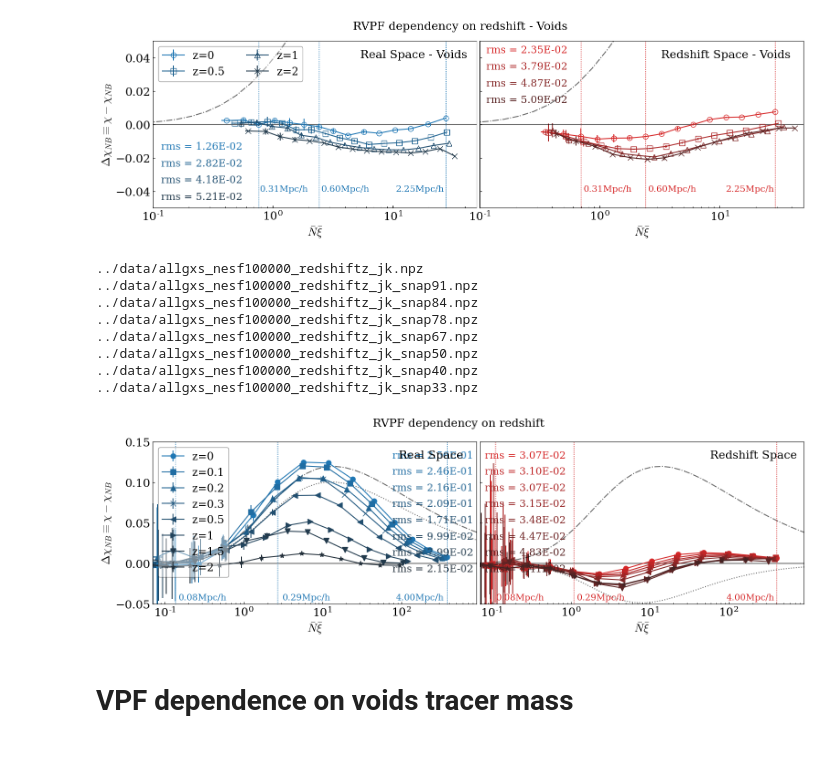
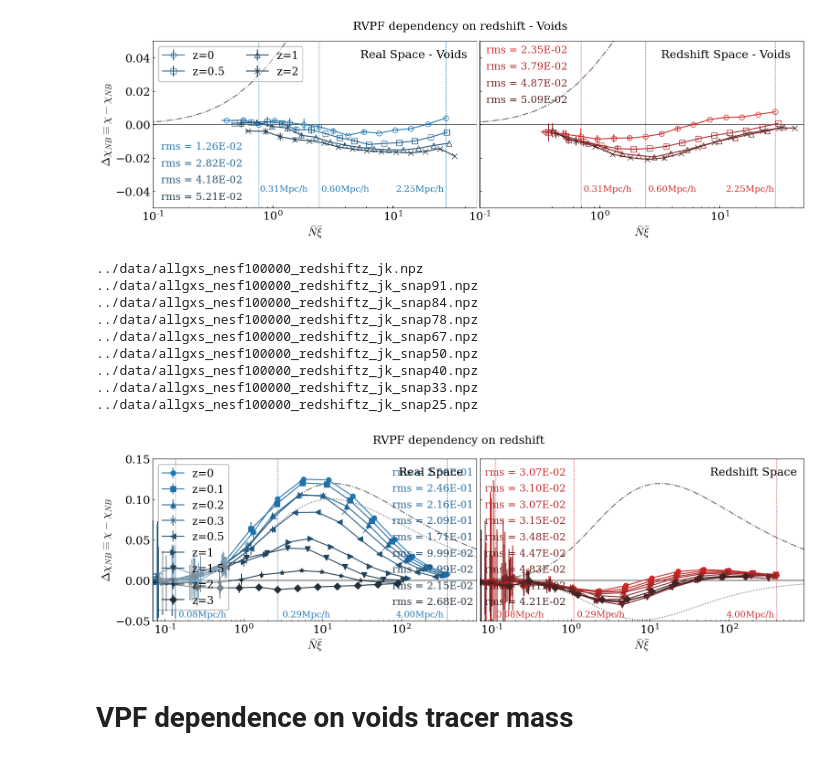
Before and after one commit to FedeDavilaKurban/VPF, a Jupyter notebook: plotsPaperFinal_horizontal.ipynb, the cells around one changed output. Saved outputs shown, nothing was run; the diff lists cells and outputs as text; code cells hidden in the pictures.

```diff
--- a/plotsPaperFinal_horizontal.ipynb
+++ b/plotsPaperFinal_horizontal.ipynb
@@ -876,14 +876,20 @@ dict_snap_to_z=dict(zip(n_snap,redshift))
 REAL SPACE
 """
 
-snaps=[99,91,84,78,67,50,40,33] #Snaps I want to plot
+snaps=[99,91,84,78,67,50,40,33,25] #Snaps I want to plot
 files = ['../data/allgxs_nesf100000_jk.npz']
 for snap in snaps:
     if snap==99: continue
     files.append(f'../data/allgxs_nesf100000_jk_snap{snap}.npz')
-markers = ['o','s','^','x','<','>','v','*'][:len(files)]
+    # elif snap!=25:
+    #     files.append(f'../data/allgxs_nesf100000_jk_snap{snap}.npz')
+    # elif snap==25:
+    #     files.append(f'../data/allgxs_nesf100000_jk_snap25_minMass1e8.npz')
+
+
+markers = ['o','s','^','x','<','>','v','*','D','P','1','2','3'][:len(files)]
 labels = [dict_snap_to_z[snap] for snap in snaps]
-ypos_rmss = [.9,.8,.7,.6,.5,.4,.3,.2,.1][:len(files)]
+ypos_rmss = [.9,.8,.7,.6,.5,.4,.3,.2,.1,0][:len(files)]
 colors = sns.dark_palette(sns.color_palette("tab10")[0], len(files)+1, reverse=True)[:len(files)]
 
 for file,marker,color,label,ypos_rms in zip(files,markers,colors,labels,ypos_rmss):
@@ -939,9 +945,13 @@ files = ['../data/allgxs_nesf100000_redshiftz_jk.npz']
 for snap in snaps:
     if snap==99: continue
     files.append(f'../data/allgxs_nesf100000_redshiftz_jk_snap{snap}.npz')
-markers = ['o','s','^','x','<','>','v','*'][:len(files)]
+    # elif snap!=25:
+    #     files.append(f'../data/allgxs_nesf100000_redshiftz_jk_snap{snap}.npz')
+    # elif snap==25:
+    #     files.append(f'../data/allgxs_nesf100000_redshiftz_jk_snap25_minMass1e8.npz')
+markers = ['o','s','^','x','<','>','v','*','D','P','1','2','3'][:len(files)]
 labels = [dict_snap_to_z[snap] for snap in snaps]
-ypos_rmss = [.9,.8,.7,.6,.5,.4,.3,.2,.1][:len(files)]
+ypos_rmss = [.9,.8,.7,.6,.5,.4,.3,.2,.1,0][:len(files)]
 colors = sns.dark_palette(sns.color_palette("tab10")[3], len(files)+1, reverse=True)[:len(files)]
 
 for file,marker,color,label,ypos_rms in zip(files,markers,colors,labels,ypos_rmss):
@@ -1019,34 +1029,35 @@ ax1.set_xlim(xlim1,xlim2)
 ax.legend(loc=2,fontsize=fs-1,ncol=1,frameon=True,edgecolor='k',framealpha=.4)
 
 # Ticks
 #ax.set_xticklabels([])
 ax1.set_yticklabels([])
 ax.tick_params(labelsize=fs)
 ax1.tick_params(labelsize=fs)
 
 # Additional text
 ax.text(.76,.9,'Real Space',fontsize=fs,transform=ax.transAxes)
 ax1.text(.71,.9,'Redshift Space',fontsize=fs,transform=ax1.transAxes)
 
 # Final
 plt.suptitle('RVPF dependency on redshift',fontsize=fs)
 plt.tight_layout()
 #plt.subplots_adjust(hspace=0,wspace=0.03)
 plt.subplots_adjust(wspace=0.01)
 
 #plt.savefig('../plots/rVPF_redshift.pdf')
 #plt.savefig('../plots/rVPF_redshift.png')
 plt.show()
 # %% [output]
 ../data/allgxs_nesf100000_redshiftz_jk.npz
 ../data/allgxs_nesf100000_redshiftz_jk_snap91.npz
 ../data/allgxs_nesf100000_redshiftz_jk_snap84.npz
 ../data/allgxs_nesf100000_redshiftz_jk_snap78.npz
 ../data/allgxs_nesf100000_redshiftz_jk_snap67.npz
 ../data/allgxs_nesf100000_redshiftz_jk_snap50.npz
 ../data/allgxs_nesf100000_redshiftz_jk_snap40.npz
 ../data/allgxs_nesf100000_redshiftz_jk_snap33.npz
+../data/allgxs_nesf100000_redshiftz_jk_snap25.npz
-[figure, old version]
+[figure, new version]
 # %% [markdown]
 # VPF dependence on voids tracer mass
 # %%
```
Also changed, not shown: 5 other files.
